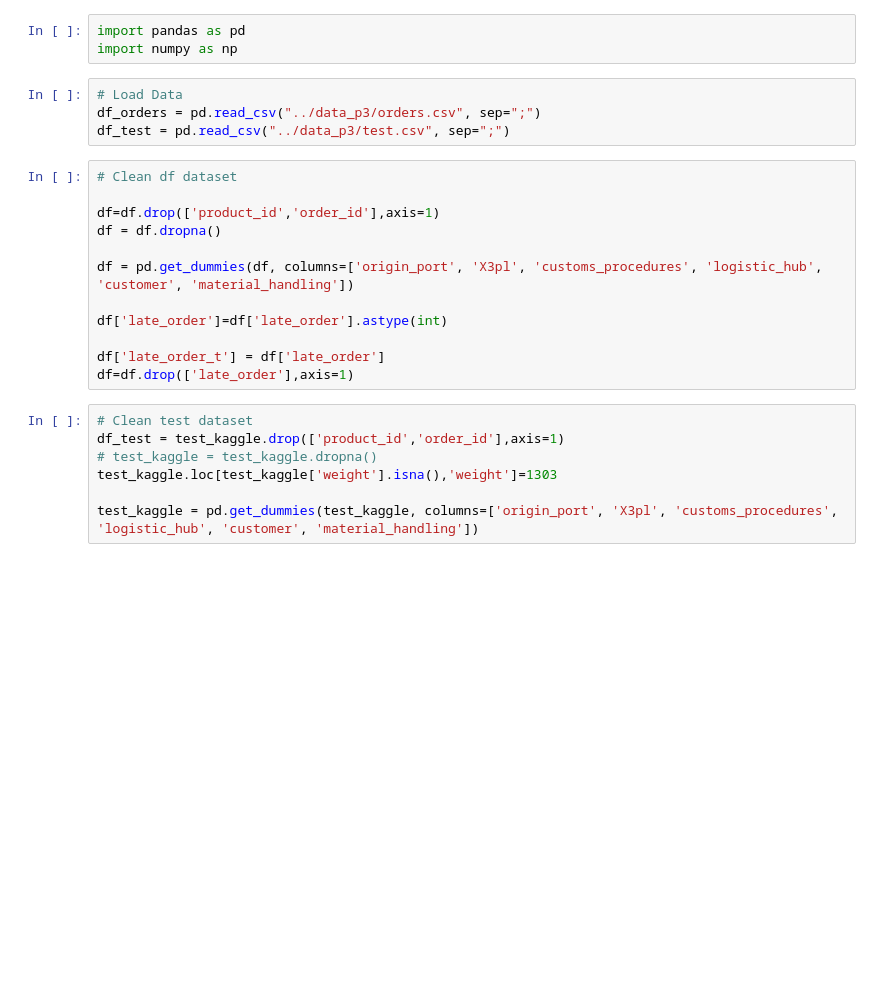
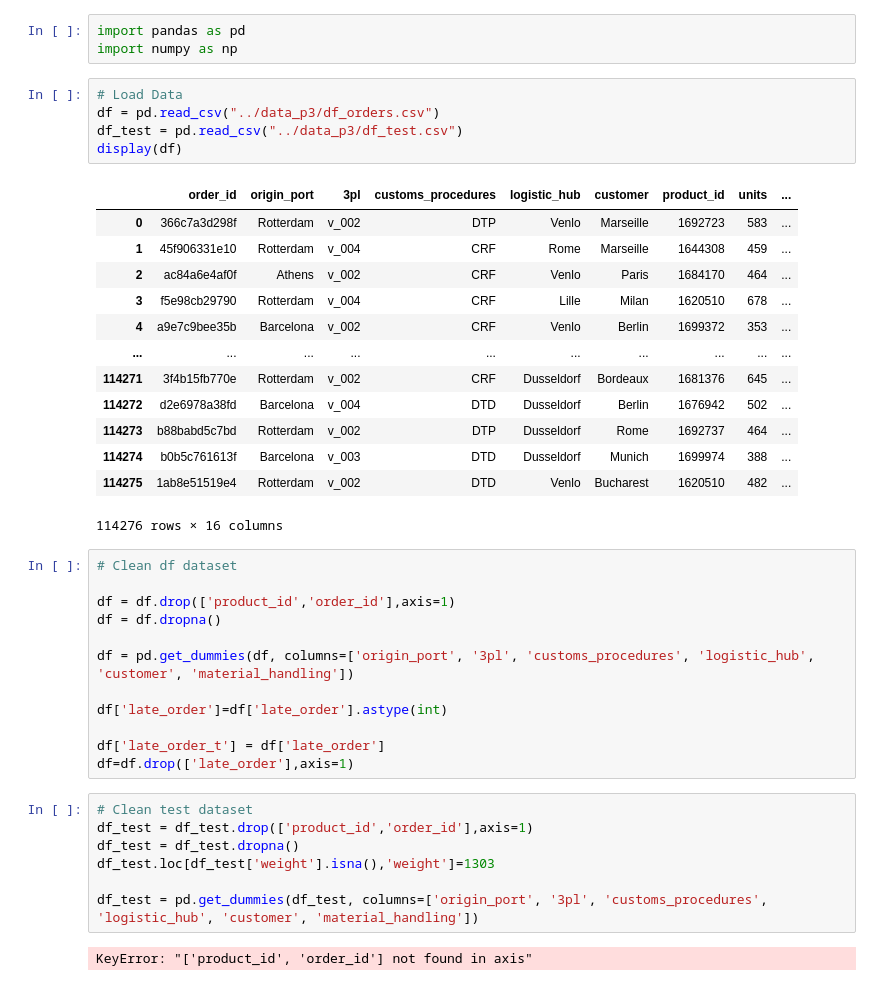
Before and after one commit to waze96/SupplyChainResilience-Datathon-2022-UPC, a Jupyter notebook: preprocessing/preprocessing_notebooks/preprocessing_p4.ipynb, the cells around one changed output. Saved outputs shown, nothing was run; the diff lists cells and outputs as text; blank space fills up the shorter version.

```diff
--- a/preprocessing/preprocessing_notebooks/preprocessing_p4.ipynb
+++ b/preprocessing/preprocessing_notebooks/preprocessing_p4.ipynb
@@ -3,15 +3,30 @@ import pandas as pd
 import numpy as np
 # %%
 # Load Data
-df_orders = pd.read_csv("../data_p3/orders.csv", sep=";")
-df_test = pd.read_csv("../data_p3/test.csv", sep=";")
+df = pd.read_csv("../data_p3/df_orders.csv")
+df_test = pd.read_csv("../data_p3/df_test.csv")
+display(df)
+# %% [output]
+|  | order_id | origin_port | 3pl | customs_procedures | logistic_hub | customer | product_id | units | ... |
+| 0 | 366c7a3d298f | Rotterdam | v_002 | DTP | Venlo | Marseille | 1692723 | 583 | ... |
+| 1 | 45f906331e10 | Rotterdam | v_004 | CRF | Rome | Marseille | 1644308 | 459 | ... |
+| 2 | ac84a6e4af0f | Athens | v_002 | CRF | Venlo | Paris | 1684170 | 464 | ... |
+| 3 | f5e98cb29790 | Rotterdam | v_004 | CRF | Lille | Milan | 1620510 | 678 | ... |
+| 4 | a9e7c9bee35b | Barcelona | v_002 | CRF | Venlo | Berlin | 1699372 | 353 | ... |
+| ... | ... | ... | ... | ... | ... | ... | ... | ... | ... |
+| 114271 | 3f4b15fb770e | Rotterdam | v_002 | CRF | Dusseldorf | Bordeaux | 1681376 | 645 | ... |
+| 114272 | d2e6978a38fd | Barcelona | v_004 | DTD | Dusseldorf | Berlin | 1676942 | 502 | ... |
+| 114273 | b88babd5c7bd | Rotterdam | v_002 | DTP | Dusseldorf | Rome | 1692737 | 464 | ... |
+| 114274 | b0b5c761613f | Barcelona | v_003 | DTD | Dusseldorf | Munich | 1699974 | 388 | ... |
+| 114275 | 1ab8e51519e4 | Rotterdam | v_002 | DTD | Venlo | Bucharest | 1620510 | 482 | ... |
+114276 rows × 16 columns
 # %%
 # Clean df dataset
 
-df=df.drop(['product_id','order_id'],axis=1)
+df = df.drop(['product_id','order_id'],axis=1)
 df = df.dropna()
 
-df = pd.get_dummies(df, columns=['origin_port', 'X3pl', 'customs_procedures', 'logistic_hub', 'customer', 'material_handling'])
+df = pd.get_dummies(df, columns=['origin_port', '3pl', 'customs_procedures', 'logistic_hub', 'customer', 'material_handling'])
 
 df['late_order']=df['late_order'].astype(int)
 
@@ -19,8 +34,10 @@ df['late_order_t'] = df['late_order']
 df=df.drop(['late_order'],axis=1)
 # %%
 # Clean test dataset
-df_test = test_kaggle.drop(['product_id','order_id'],axis=1)
-# test_kaggle = test_kaggle.dropna()
-test_kaggle.loc[test_kaggle['weight'].isna(),'weight']=1303
+df_test = df_test.drop(['product_id','order_id'],axis=1)
+df_test = df_test.dropna()
+df_test.loc[df_test['weight'].isna(),'weight']=1303
 
-test_kaggle = pd.get_dummies(test_kaggle, columns=['origin_port', 'X3pl', 'customs_procedures', 'logistic_hub', 'customer', 'material_handling'])
+df_test = pd.get_dummies(df_test, columns=['origin_port', '3pl', 'customs_procedures', 'logistic_hub', 'customer', 'material_handling'])
+# %% [output]
+KeyError: "['product_id', 'order_id'] not found in axis"
```
Also changed, not shown: parts of 1 cell of this notebook.
